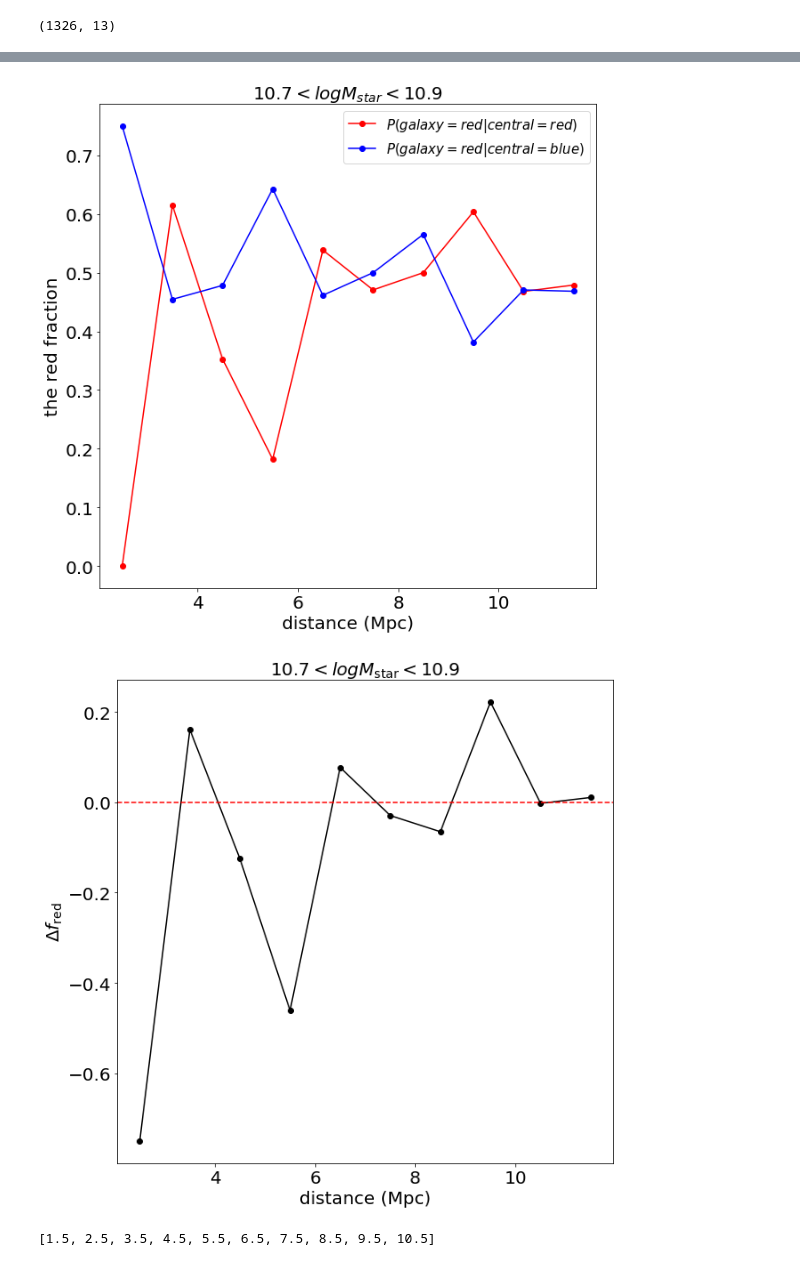
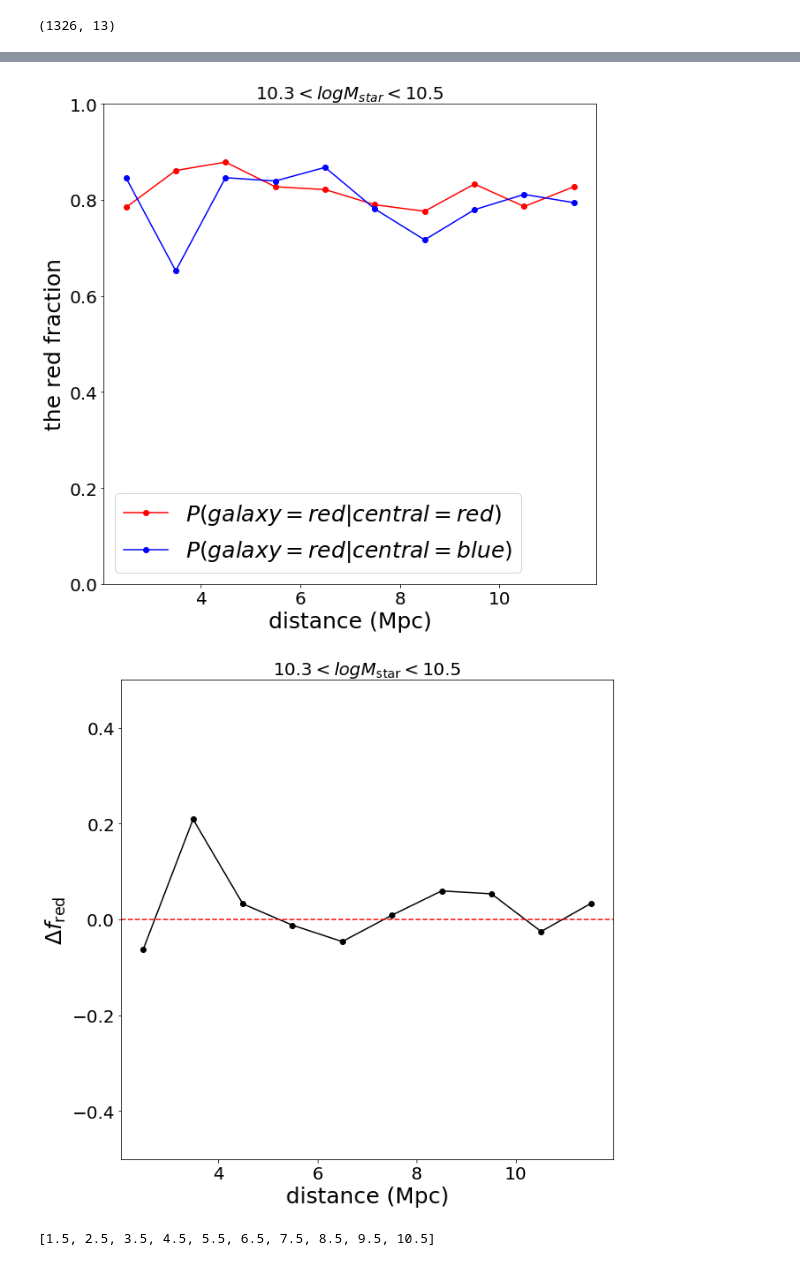
Before and after one commit to tugbabztp/Test, a Jupyter notebook: code/redfractıon.ipynb, the cells around one changed output, grey strips where cells are left out. Drawn from its saved outputs; the diff is of its cells as text; code cells hidden in the pictures.

```diff
--- a/code/redfractıon.ipynb
+++ b/code/redfractıon.ipynb
@@ -64,6 +64,15 @@ type(data)
 # %% [output]
 pandas.core.frame.DataFrame
 # %%
+central_mask = (data["StarFormationRate"]!=0)
+array = data.as_matrix()
+array = array[central_mask]
+array[:,10] = np.log10(array[:,10]/array[:,9]) #biz burdan log SSFR
+
+
+median_logssfr = np.median(array[:,10]) #we found the median logssfr for all the galaxies in Eagle.
+
+
 def central_filterer(logmmin, logmmax):
     """
     this function
@@ -82,10 +91,12 @@ def central_filterer(logmmin, logmmax):
     array[:,10] = np.log10(array[:,10]/array[:,9]) #biz burdan log SSFR
     array[:,9] = np.log10(array[:,9]) #buda logMstar
 
+
+
     mstar_mask = (array[:,9]>logmmin)&(array[:,9]<logmmax)
 
     array= array[mstar_mask,:]
-    median_logssfr = np.median(array[:,10])
+    #median_logssfr = np.median(array[:,10])
 
 
     red_mask = array[:,10] < median_logssfr
@@ -120,8 +131,6 @@ def filterer(logmmin, logmmax):
 
     array= array[mstar_mask,:]
 
-    median_logssfr = np.median(array[:,10])  #-11) değerini bu paper'dan aldık,calderon et al.2017
-
     red_mask = array[:,10] < median_logssfr
     blue_mask = array[:,10] > median_logssfr
 
@@ -223,7 +232,8 @@ def func2(logmin,logmmax, galaxy_type1, galaxy_type2):
     if galaxy_type1 == 'tot':
         FAKE_DATA1 = tot[:,4:7]
 
-    tot, red, blue = central_filterer(logmin, logmmax)
+    tot, red, blue = filterer(logmin, logmmax) # filterer gives us all galaxies but central_filterer gives us just center galaxies.
+
 
 
     if galaxy_type2 == 'red':
@@ -243,8 +253,8 @@ def func2(logmin,logmmax, galaxy_type1, galaxy_type2):
         list_std.append(std)
     return np.array(list_average), np.array(list_std)
 # %%
-logmmin = 10.7
-logmmax = 10.9
+logmmin = 10.3
+logmmax = 10.5
 
 
 tot_red , tot_red_err = func2(logmmin,logmmax,'red','tot')
@@ -256,40 +266,42 @@ fred_red = np.array(red_red)*1.  / np.array(tot_red) #equation 1 of paper
 fred_blue = np.array(red_blue)  / np.array(tot_blue) #equatıon 2 of paper
 
 var_fred_red = (red_red_err**2/red_red**2 + tot_red_err**2/tot_red**2)*(red_red/tot_red)**2.
 fred_red_err = var_fred_red**.5
 
 plt.figure(figsize=(10,10))
 
 x = [2.5 +i for i in range(10)]
 y1 = fred_red
 y2 = fred_blue
 
 #plt.plot(x,red_red)
 #plt.plot(x,tot_red)
 plt.plot(x,fred_red, marker = "o", color ="r" , label = '$P(galaxy = red | central = red )$')
 plt.plot(x,y2, marker = "o", color ="b" , label= '$P(galaxy = red | central = blue )$')
 plt.title(str(logmmin)+'$<logM_{star}<$'+str(logmmax), fontsize=20)
 plt.xticks(fontsize=20)
 plt.yticks(fontsize=20)
-plt.ylabel("the red fraction",fontsize=20)
-plt.xlabel("distance (Mpc)",fontsize=20)
-plt.legend(fontsize = 15)
+plt.ylabel("the red fraction",fontsize=25)
+plt.xlabel("distance (Mpc)",fontsize=25)
+plt.legend(fontsize = 25)
 plt.savefig('fred'+str(logmmax)+'.pdf')
+plt.ylim([0,1])
 plt.show()
 plt.close()
 
 plt.figure(figsize=(10,10))
 plt.plot(x,y1-y2, marker = "o", color ="k")
 plt.axhline(0, linestyle='dashed', color = "r") #ıkıncı grafıktekı zerodaki uzun çizgiyi çizmemize yardımcı oluyor.
 plt.title(str(logmmin)+r'$<logM_{\rm star}<$'+str(logmmax), fontsize=20)
 plt.xticks(fontsize=20)
 plt.yticks(fontsize=20)
-plt.ylabel(r'$\Delta f_{\rm red}$',fontsize=20)
-plt.xlabel("distance (Mpc)",fontsize=20)
+plt.ylabel(r'$\Delta f_{\rm red}$',fontsize=25)
+plt.xlabel("distance (Mpc)",fontsize=25)
+plt.ylim([-0.5,0.5])
 plt.savefig('dfred'+str(logmmax)+'.pdf')
 # %% [output]
-[figure, old version]
+[figure, new version]
-[figure, old version]
+[figure, new version]
 # %%
  [1.5 +i for i in range(10)]
 # %% [output]
```
Also changed, not shown: parts of 3 cells of this notebook.
